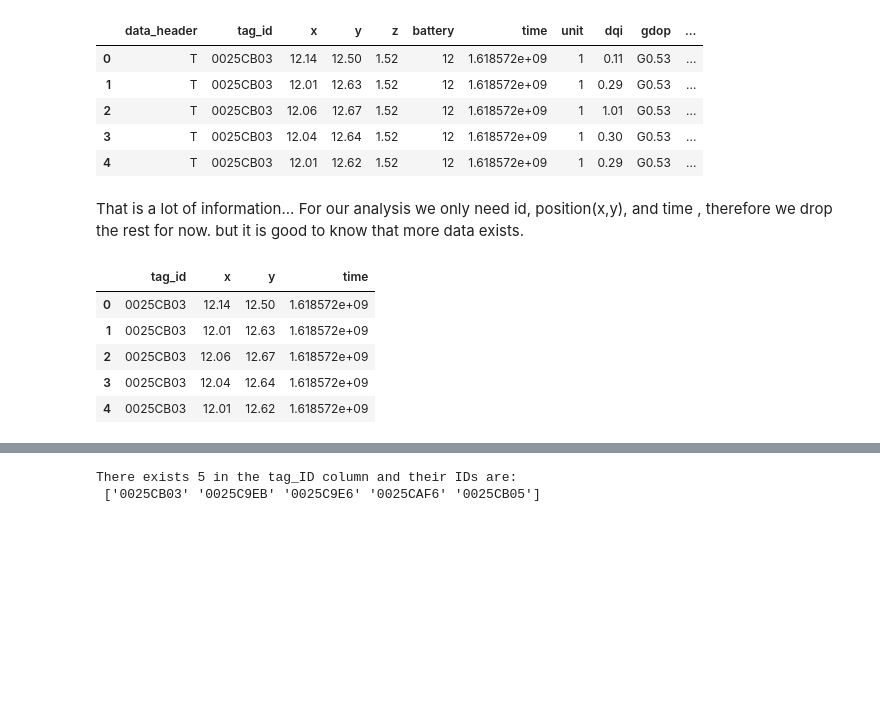
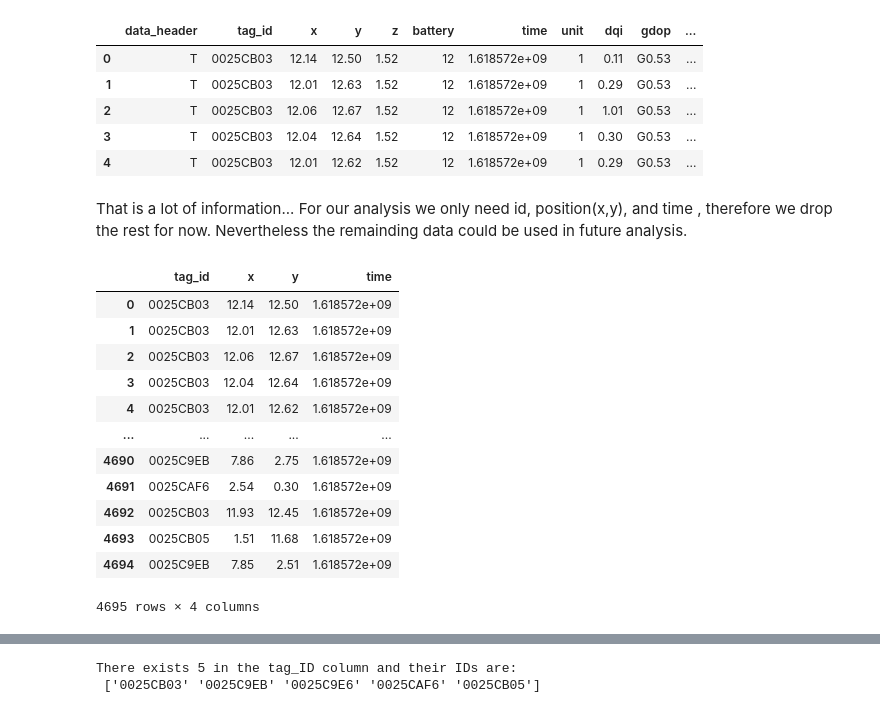
Before and after one commit to kakke14/TA_Content, a Jupyter notebook: advanced_technologies_in_construction/lecture_3/03.03-RTLS_Lecture.ipynb, the cells around one changed output, grey strips where cells are left out. Cells and saved outputs as stored; diff of their text form; code cells hidden in the pictures; blank space fills up the shorter version.

```diff
--- a/advanced_technologies_in_construction/lecture_3/03.03-RTLS_Lecture.ipynb
+++ b/advanced_technologies_in_construction/lecture_3/03.03-RTLS_Lecture.ipynb
@@ -32,5 +35,6 @@ The data is written as comma seperated data and the collomns correspond to:
 # %%
-df = pd.read_csv("data.csv", names=["data_header","tag_id","x","y","z","battery","time","unit","dqi","gdop","locate_details"], converters = {'tag_ID': str})
+df = pd.read_csv("data.csv", names=["data_header","tag_id","x","y","z","battery","time","unit","dqi","gdop","locate_details"],
+                                                                                                    converters = {'tag_ID': str})
 df.head()
 # %% [output]
 |  | data_header | tag_id | x | y | z | battery | time | unit | dqi | gdop | ... |
@@ -41,15 +45,22 @@ df.head()
 | 4 | T | 0025CB03 | 12.01 | 12.62 | 1.52 | 12 | 1.618572e+09 | 1 | 0.29 | G0.53 | ... |
 # %% [markdown]
 That is a lot of information...
-For our analysis we only need id, position(x,y), and time , therefore we drop the rest for now. but it is good to know that more data exists.
+For our analysis we only need id, position(x,y), and time , therefore we drop the rest for now. Nevertheless the remainding data could be used in future analysis.
 # %%
 df = df[['tag_id','x','y','time']]
-df.head()
+df
 # %% [output]
 |  | tag_id | x | y | time |
 | 0 | 0025CB03 | 12.14 | 12.50 | 1.618572e+09 |
 | 1 | 0025CB03 | 12.01 | 12.63 | 1.618572e+09 |
 | 2 | 0025CB03 | 12.06 | 12.67 | 1.618572e+09 |
 | 3 | 0025CB03 | 12.04 | 12.64 | 1.618572e+09 |
 | 4 | 0025CB03 | 12.01 | 12.62 | 1.618572e+09 |
+| ... | ... | ... | ... | ... |
+| 4690 | 0025C9EB | 7.86 | 2.75 | 1.618572e+09 |
+| 4691 | 0025CAF6 | 2.54 | 0.30 | 1.618572e+09 |
+| 4692 | 0025CB03 | 11.93 | 12.45 | 1.618572e+09 |
+| 4693 | 0025CB05 | 1.51 | 11.68 | 1.618572e+09 |
+| 4694 | 0025C9EB | 7.85 | 2.51 | 1.618572e+09 |
+4695 rows × 4 columns
 # %% [markdown]
```
Also changed, not shown: parts of 33 cells of this notebook, 5 other files.
